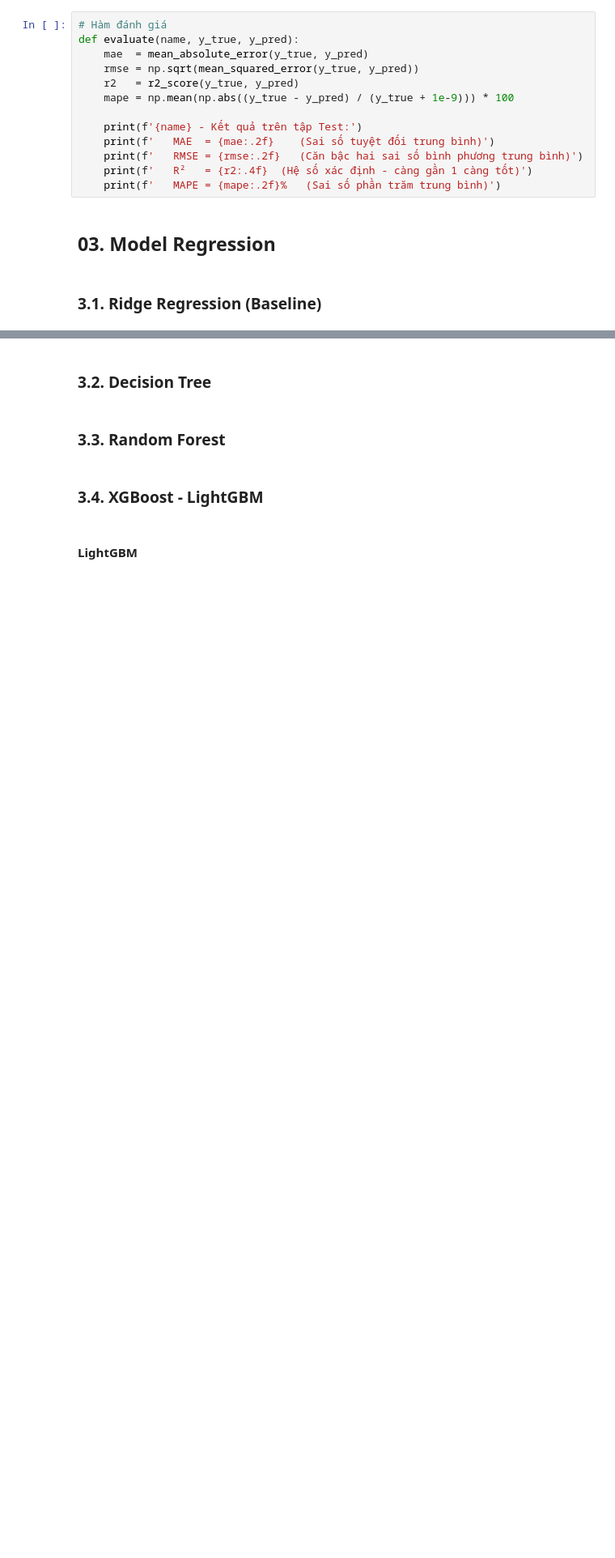
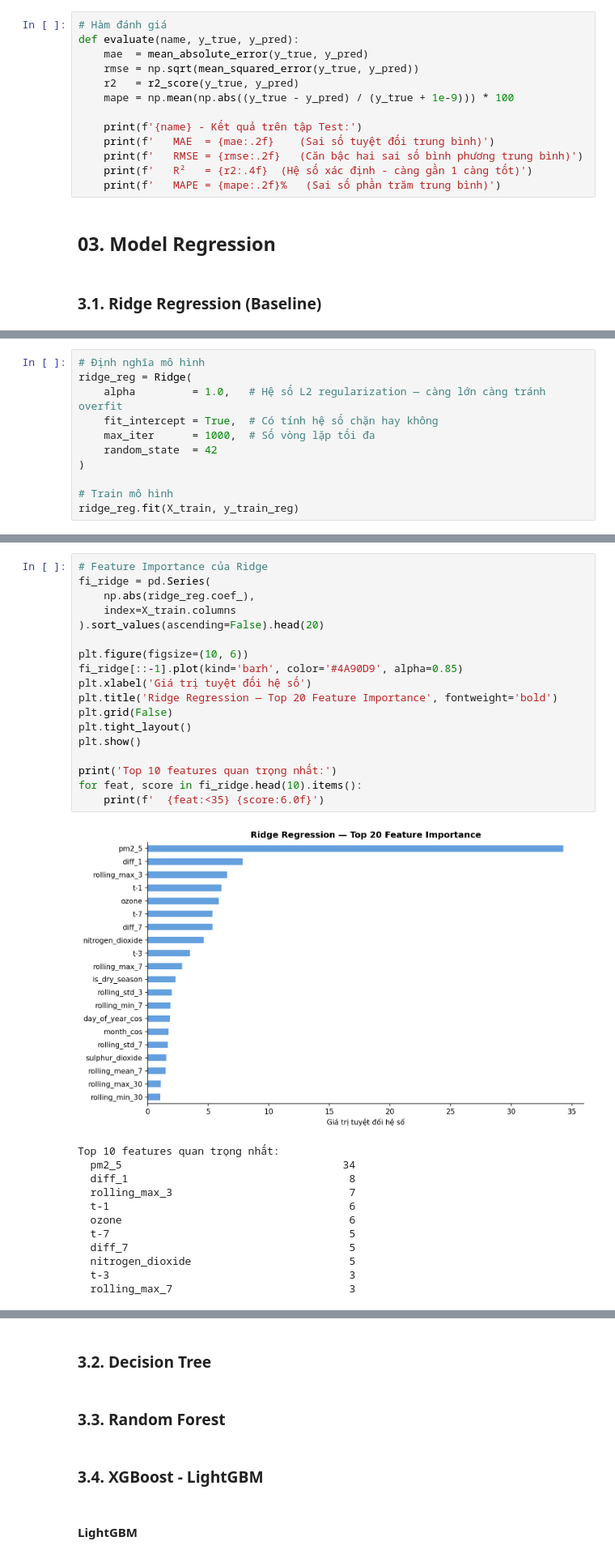
Before and after one commit to datconan/Air_Quality_Prediction_For_The_Next_Day_In_Ho_Chi_Minh_City, a Jupyter notebook: notebooks/03_model_regression.ipynb, the cells around one changed output, grey strips where cells are left out. Shown at 81% size. Cells and saved outputs as stored; diff of their text form; blank space fills up the shorter version.

```diff
--- a/notebooks/03_model_regression.ipynb
+++ b/notebooks/03_model_regression.ipynb
@@ -124,0 +157,11 @@ def evaluate(name, y_true, y_pred):
+# %%
+# Định nghĩa mô hình
+ridge_reg = Ridge(
+    alpha         = 1.0,   # Hệ số L2 regularization — càng lớn càng tránh overfit
+    fit_intercept = True,  # Có tính hệ số chặn hay không
+    max_iter      = 1000,  # Số vòng lặp tối đa
+    random_state  = 42
+)
+
+# Train mô hình
+ridge_reg.fit(X_train, y_train_reg)
@@ -124,0 +212,31 @@ def evaluate(name, y_true, y_pred):
+# %%
+# Feature Importance của Ridge
+fi_ridge = pd.Series(
+    np.abs(ridge_reg.coef_),
+    index=X_train.columns
+).sort_values(ascending=False).head(20)
+
+plt.figure(figsize=(10, 6))
+fi_ridge[::-1].plot(kind='barh', color='#4A90D9', alpha=0.85)
+plt.xlabel('Giá trị tuyệt đối hệ số')
+plt.title('Ridge Regression — Top 20 Feature Importance', fontweight='bold')
+plt.grid(False)
+plt.tight_layout()
+plt.show()
+
+print('Top 10 features quan trọng nhất:')
+for feat, score in fi_ridge.head(10).items():
+    print(f'  {feat:<35} {score:6.0f}')
+# %% [output]
+[figure, added]
+Top 10 features quan trọng nhất:
+  pm2_5                                   34
+  diff_1                                   8
+  rolling_max_3                            7
+  t-1                                      6
+  ozone                                    6
+  t-7                                      5
+  diff_7                                   5
+  nitrogen_dioxide                         5
+  t-3                                      3
+  rolling_max_7                            3
```
Also changed, not shown: parts of 14 cells of this notebook.
